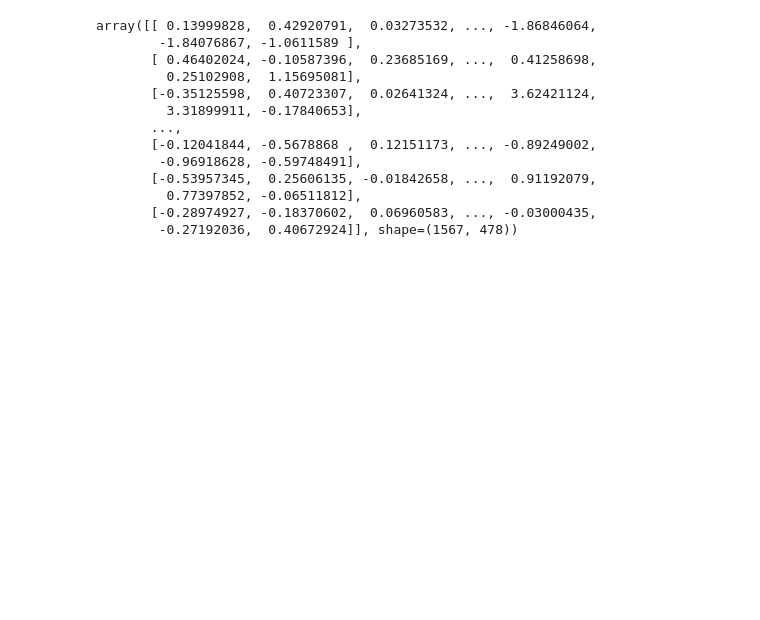
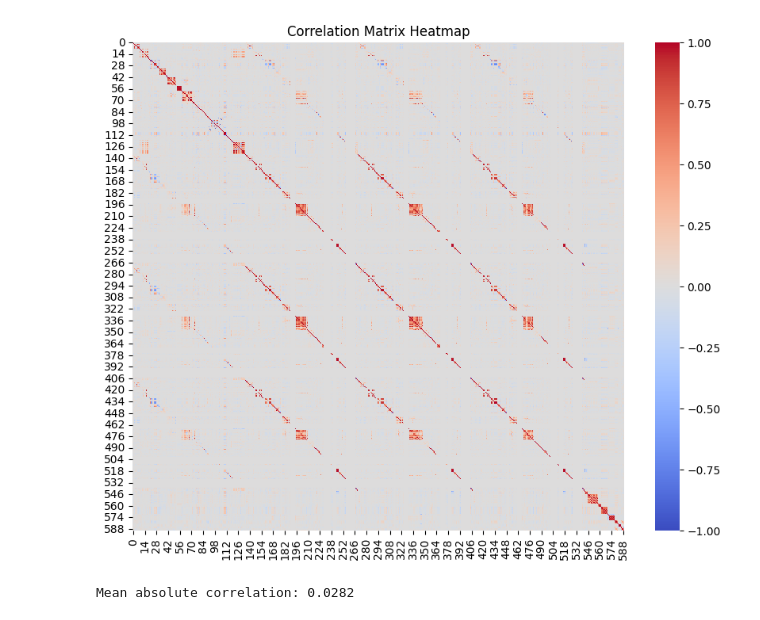
Before and after one commit to SnowHana/gridfw, a Jupyter notebook: src/grad_fw/data_loader.ipynb, the cells around one changed output. Cells and saved outputs as stored; diff of their text form; code cells hidden in the pictures; blank space fills up the shorter version.

Commit message:
Algo runs but we need a highly correlated, high dimension dataset to observe better objective value

```diff
--- a/src/grad_fw/data_loader.ipynb
+++ b/src/grad_fw/data_loader.ipynb
@@ -129,2 +195,0 @@ def _standardize_and_correlate(X_raw):
-# %%
-A, X_norm = load_dataset(DATASETS['secom'])
@@ -153,16 +212,20 @@ array([[ 1.        , -0.04778231,  0.0075897 , ...,  0.0052334 ,
-# %%
-X_norm
-# %% [output]
-array([[ 0.13999828,  0.42920791,  0.03273532, ..., -1.86846064,
-        -1.84076867, -1.0611589 ],
-       [ 0.46402024, -0.10587396,  0.23685169, ...,  0.41258698,
-         0.25102908,  1.15695081],
-       [-0.35125598,  0.40723307,  0.02641324, ...,  3.62421124,
-         3.31899911, -0.17840653],
-       ...,
-       [-0.12041844, -0.5678868 ,  0.12151173, ..., -0.89249002,
-        -0.96918628, -0.59748491],
-       [-0.53957345,  0.25606135, -0.01842658, ...,  0.91192079,
-         0.77397852, -0.06511812],
-       [-0.28974927, -0.18370602,  0.06960583, ..., -0.03000435,
-        -0.27192036,  0.40672924]], shape=(1567, 478))
+# %%
+from matplotlib import pyplot as plt
+import seaborn as sns
+
+plt.figure(figsize=(10, 8))
+sns.heatmap(A, annot=False, cmap='coolwarm', vmin=-1, vmax=1)
+plt.title("Correlation Matrix Heatmap")
+plt.show()
+# %% [output]
+[figure, added]
+# %%
+def get_correlation_density(A):
+    p = A.shape[0]
+    # Extract only off-diagonal elements
+    off_diag = A[~np.eye(p, dtype=bool)]
+    return np.mean(np.abs(off_diag))
+
+print(f"Mean absolute correlation: {get_correlation_density(A):.4f}")
+# %% [output]
+Mean absolute correlation: 0.0282
```
Also changed, not shown: parts of 4 cells of this notebook, 20 other files.
